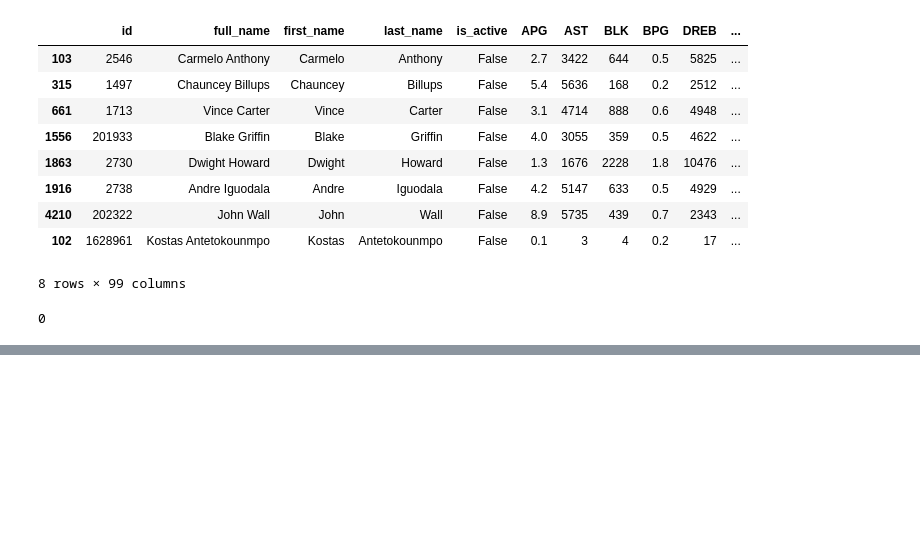
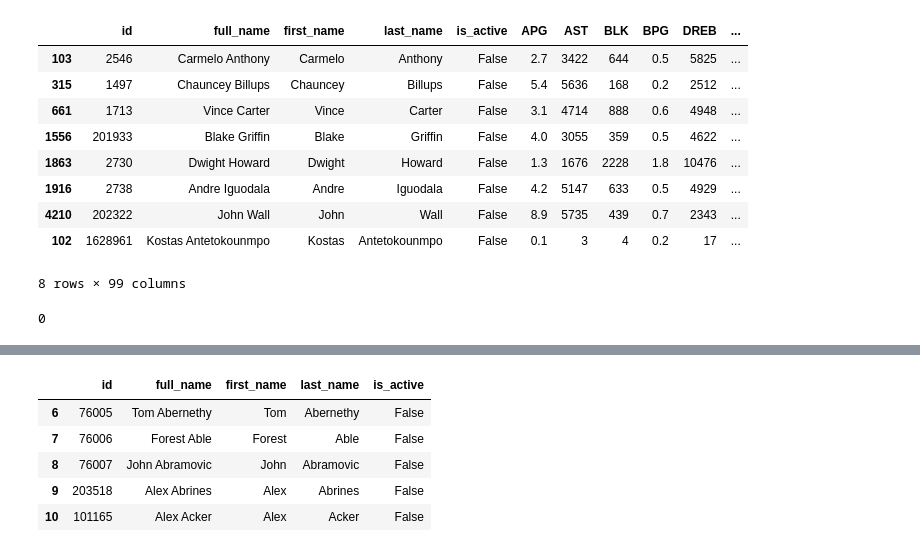
Before and after one commit to bharthun7/nba-hof-predictor, a Jupyter notebook: inactive-scraper-tester.ipynb, the cells around one changed output, grey strips where cells are left out. Drawn from its saved outputs; the diff is of its cells as text; code cells hidden in the pictures; blank space fills up the shorter version.

```diff
--- a/inactive-scraper.ipynb
+++ b/inactive-scraper-tester.ipynb
@@ -226,0 +229,10 @@ len(playercareerstats.PlayerCareerStats(1628961).get_data_frames()[3])
+# %%
+test_df2=inactives.iloc[6:11].copy()
+test_df2
+# %% [output]
+|  | id | full_name | first_name | last_name | is_active |
+| 6 | 76005 | Tom Abernethy | Tom | Abernethy | False |
+| 7 | 76006 | Forest Able | Forest | Able | False |
+| 8 | 76007 | John Abramovic | John | Abramovic | False |
+| 9 | 203518 | Alex Abrines | Alex | Abrines | False |
+| 10 | 101165 | Alex Acker | Alex | Acker | False |
```
Also changed, not shown: parts of 6 cells of this notebook.
